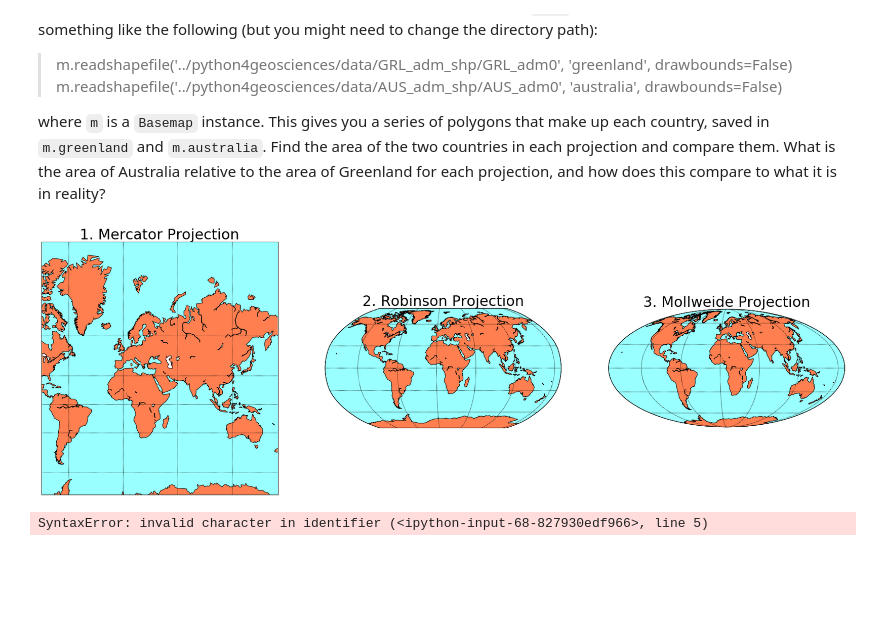
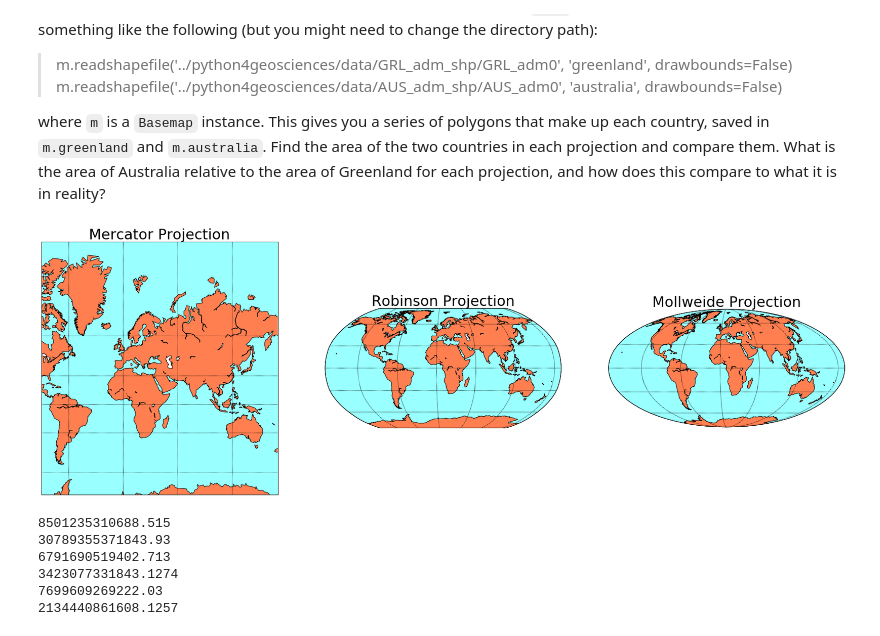
Before and after one commit to mschoemann272/python4geosciences-hw, a Jupyter notebook: hw05_Mackenzie_Schoemann.ipynb, the cells around one changed output. Cells and saved outputs as stored; diff of their text form; code cells hidden in the pictures; blank space fills up the shorter version.

```diff
--- a/hw05_Mackenzie_Schoemann.ipynb
+++ b/hw05_Mackenzie_Schoemann.ipynb
@@ -170,37 +215,37 @@ where `m` is a `Basemap` instance. This gives you a series of polygons that make
 # %%
 fig, axes = plt.subplots(1, 3, figsize=(30,20))
 
 # Mercador Projection
-axes[0].set_title("1. Mercator Projection", size=30)
+axes[0].set_title("Mercator Projection", size=30)
 mer = Basemap(projection='merc',llcrnrlat=-70,urcrnrlat=85,\
             llcrnrlon=-90,urcrnrlon=170,lat_ts=20,resolution='c', ax=axes[0])
 mer.fillcontinents(color='coral')
 mer.drawcoastlines()
 mer.drawmapboundary(fill_color='#99ffff')
 mer.drawparallels(np.arange(-90.,91.,30.))
 mer.drawmeridians(np.arange(-180.,181.,60.))
 
 # Robinson Projection
-axes[1].set_title("2. Robinson Projection", size=30)
+axes[1].set_title("Robinson Projection", size=30)
 rob = Basemap(projection='robin', lon_0 = 10, lat_0 = 50, ax=axes[1])
 rob.fillcontinents(color='coral')
 rob.drawcoastlines()
 rob.drawmapboundary(fill_color='#99ffff')
 rob.drawparallels(np.arange(-90.,120.,30.))
 rob.drawmeridians(np.arange(0.,420.,60.))
 
 # Mollweide Projection
-axes[2].set_title("3. Mollweide Projection", size=30)
+axes[2].set_title("Mollweide Projection", size=30)
 moll = Basemap(projection='moll', lon_0 = 10, lat_0 = 50, ax=axes[2])
 moll.fillcontinents(color='coral')
 moll.drawcoastlines()
 moll.drawmapboundary(fill_color='#99ffff')
 moll.drawparallels(np.arange(-90.,120.,30.))
 moll.drawmeridians(np.arange(0.,420.,60.))
 
 plt.show()
 # %% [output]
-[figure, old version]
+[figure, new version]
 # %%
 #Areas using the mercador projection
 mer.readshapefile('../python4geosciences-hw/data/AUS_adm_shp/AUS_adm0', 'australia', drawbounds=False)
@@ -241,4 +286,9 @@ for state in moll.greenland:
     MGG+=shapely.geometry.Polygon(state).area
 print(MGG)
 # %% [output]
-SyntaxError: invalid character in identifier (<ipython-input-68-827930edf966>, line 5)
+8501235310688.515
+30789355371843.93
+6791690519402.713
+3423077331843.1274
+7699609269222.03
+2134440861608.1257
```
Also changed, not shown: parts of 3 cells of this notebook.
